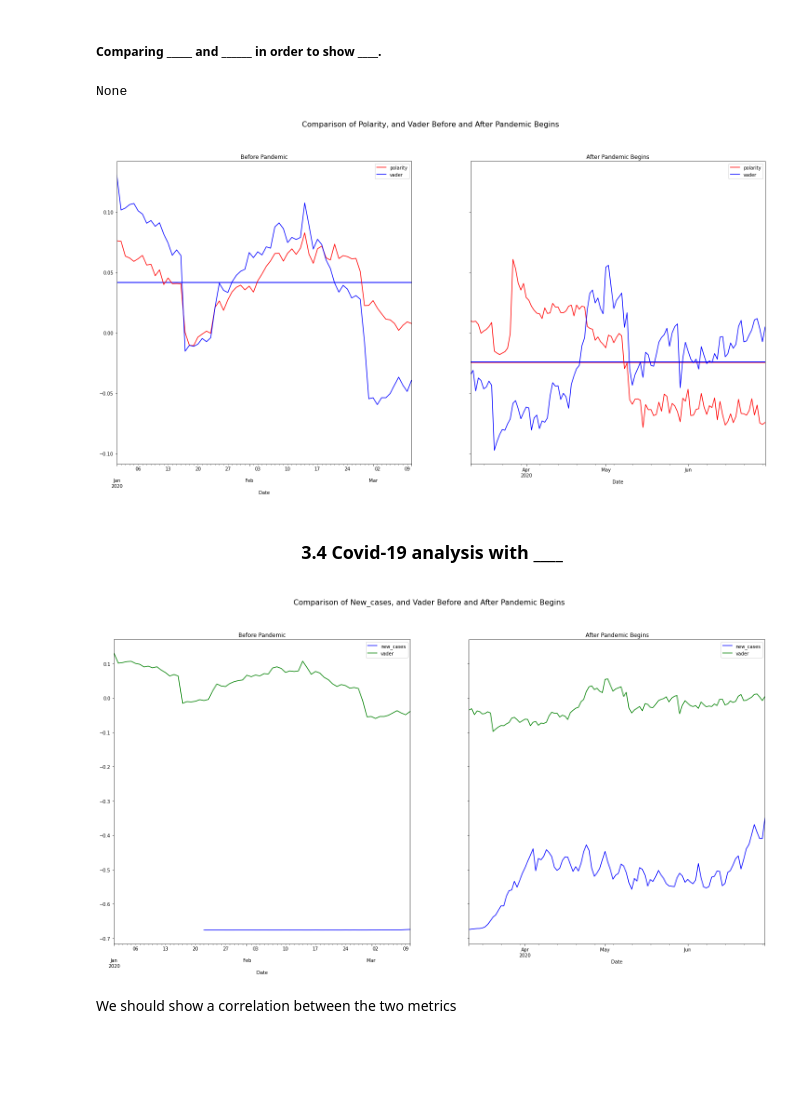
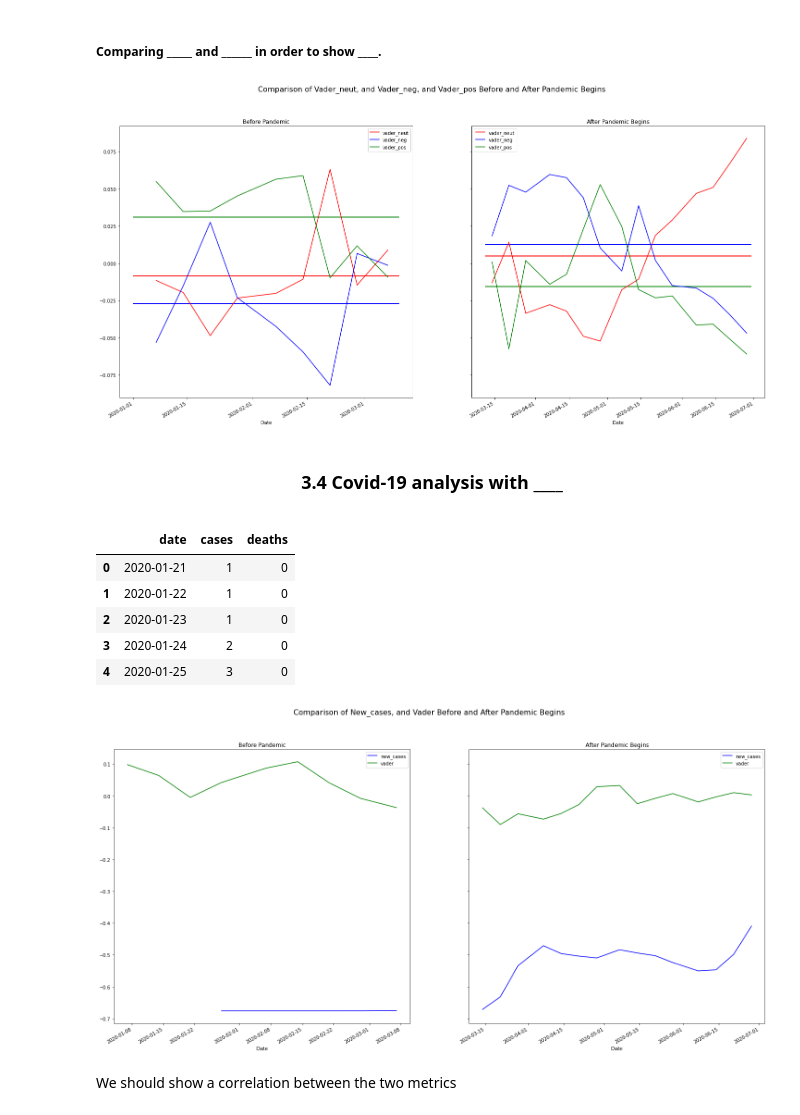
Before and after one commit to M-Sender/CS-Capstone, a Jupyter notebook: code/analysis.ipynb, the cells around one changed output. Drawn from its saved outputs; the diff is of its cells as text; code cells hidden in the pictures; blank space fills up the shorter version.

```diff
--- a/code/analysis.ipynb
+++ b/code/analysis.ipynb
@@ -248,21 +244,23 @@ Looking at these charts, interesting to see that neutrality decreased but the so
 # %% [markdown]
 ##### Comparing _____ and ______ in order to show ____. #####
 # %%
-def make_graph(axel,dataFrame,metricName,country='USA',color='b',std=True,plot_std=False,avg=True):
+def make_graph(axel,dataFrame,metricName,country='USA',color='b',std=True,plot_std=False,avg=True,prePandem=True):
     #get zscore
+
+    #add logic for pre pandemic to display or not
     if std:#set to False if nono
         #df1 = dataFrame[(dataFrame['date']<=f('03/10/2020')) & (dataFrame['date']>f('03/10/2020'))]
         df1 = dataFrame
         df1[metricName] = (dataFrame[metricName] - dataFrame[metricName].mean())/dataFrame[metricName].std()
-        pre_pandemic = df1[(dataFrame['date']<=f('03/10/2020'))] #  & (holder_df['date'].dt.day % 7 == 0)
-        pandemic = df1[(dataFrame['date']>f('03/10/2020'))] # & (holder_df['date'].dt.day % 7 == 0)
+        pre_pandemic = df1[(dataFrame['date']<=f('03/10/2020'))  & (dataFrame['date'].dt.day % 7 == 0)]
+        pandemic = df1[(dataFrame['date']>f('03/10/2020'))  & (dataFrame['date'].dt.day % 7 == 0)]
         pandemic = pandemic[(pandemic['date']<=f('06/30/2020'))]
         pp_groupby = pre_pandemic.groupby('date')[metricName].mean()
         dp_groupby = pandemic.groupby('date')[metricName].mean()
     else:
-        pre_pandemic = dataFrame[(dataFrame['date']<=f('03/10/2020'))] #  & (holder_df['date'].dt.day % 7 == 0)
-        pandemic = dataFrame[(dataFrame['date']>f('03/10/2020'))] # & (holder_df['date'].dt.day % 7 == 0)
-        pandemic = pandemic[(pandemic['date']<=f('06/30/2020'))] # & (holder_df['date'].dt.day % 7 == 0)
+        pre_pandemic = dataFrame[(dataFrame['date']<=f('03/10/2020'))  & (dataFrame['date'].dt.day % 7 == 0)]
+        pandemic = dataFrame[(dataFrame['date']>f('03/10/2020')) & (dataFrame['date'].dt.day % 7 == 0)]
+        pandemic = pandemic[(pandemic['date']<=f('06/30/2020')) & (dataFrame['date'].dt.day % 7 == 0)]
         if country!=False:
             pre_pandemic = pre_pandemic[pre_pandemic['country']==country]
             pandemic = pandemic[pandemic['country']==country]
@@ -297,7 +295,7 @@ def zscoreTranslate(tupleList):
     return tupleList
 
     pass
-def compare_Metrics(metric_df_tupleList,std,country,avg=True):   #(metric1,metric2,df1,df2):
+def compare_Metrics(metric_df_tupleList,std,country,avg=True,prePandem=True):   #(metric1,metric2,df1,df2):
     #Code for plotting graphs and metrics
     #if std:
     #    metric_df_tupleList = zscoreTranslate(metric_df_tupleList) #remove to have per coloumn instead of overall(?? which doesnt seem to lke to run)
@@ -308,7 +306,7 @@ def compare_Metrics(metric_df_tupleList,std,country,avg=True):   #(metric1,metri
     title = "Comparison of "
     for i in metric_df_tupleList:
         title+= (i[0])[0].upper()+(i[0])[1:]+", and "
-        make_graph(ax,i[1],i[0],color=i[2],std=std,plot_std=False,country=country,avg=avg)
+        make_graph(ax,i[1],i[0],color=i[2],std=std,plot_std=False,country=country,avg=avg,prePandem=prePandem)
     title = title[:-6]+  ' Before and After Pandemic Begins'
     fig.suptitle(title,fontsize=16)
     ax[1].set_xlabel('Date')
@@ -318,12 +316,11 @@ def compare_Metrics(metric_df_tupleList,std,country,avg=True):   #(metric1,metri
 # %%
 def make_tuple_dict(metric,df,color):
     return {'metric':metric,'df':df,'color':color}
 #display(compare_Metrics([('polarity',full_lyr, 'r')],std=True))
-display(compare_Metrics([('polarity',full_lyr, 'r'),('vader',full_lyr, 'b')],std=True,country=False,avg=True))
-#compare_Metrics([('vader_neut',full_lyr, 'r'),('vader_neg',full_lyr, 'b'),('vader_pos',full_lyr, 'g')],std=True)
+#display(compare_Metrics([('polarity',full_lyr, 'r'),('vader',full_lyr, 'b')],std=True,country=False,avg=True))
+compare_Metrics([('vader_neut',full_lyr, 'r'),('vader_neg',full_lyr, 'b'),('vader_pos',full_lyr, 'g')],std=True,country='USA',avg=True)
 # %% [output]
-None
-[figure, old version]
+[figure, new version]
 # %% [markdown]
 <center><h3>3.4 Covid-19 analysis with ____</h3> </center>
 # %%
@@ -333,13 +330,21 @@ covid_US = pd.read_csv('../datasets/us.csv')
 covid_US_states = pd.read_csv('../datasets/us-states.csv')
 covid_US['date'] = pd.to_datetime(covid_US['date'],dayfirst=True)
 covid_US_states['date'] = pd.to_datetime(covid_US_states['date'],dayfirst=True)
+covid_US.head()
+# %% [output]
+|  | date | cases | deaths |
+| 0 | 2020-01-21 | 1 | 0 |
+| 1 | 2020-01-22 | 1 | 0 |
+| 2 | 2020-01-23 | 1 | 0 |
+| 3 | 2020-01-24 | 2 | 0 |
+| 4 | 2020-01-25 | 3 | 0 |
 # %%
 covid_US['new_cases'] = covid_US['cases'].diff()
 covid_US['new_deaths'] = covid_US['deaths'].diff()
 # %%
 compare_Metrics([('new_cases',covid_US, 'b'),('vader',full_lyr, 'g')],std=True,country=False,avg=False)
 # %% [output]
-[figure, old version]
+[figure, new version]
 # %% [markdown]
 We should show a correlation between the two metrics
 # %%
```
Also changed, not shown: parts of 5 cells of this notebook.
